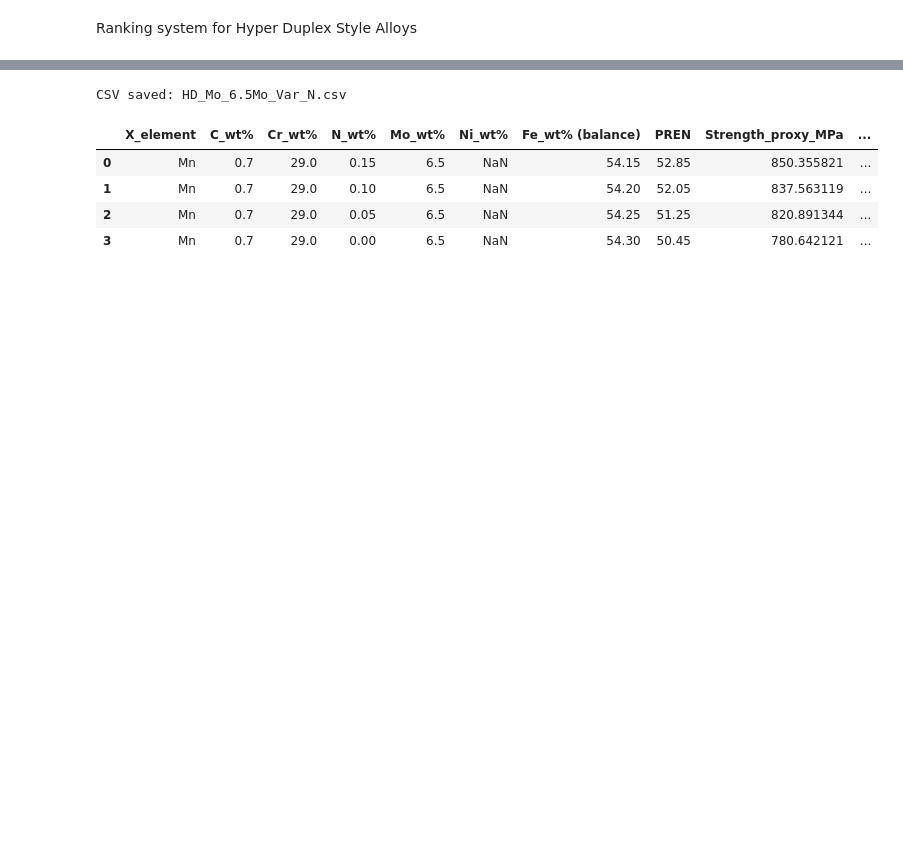
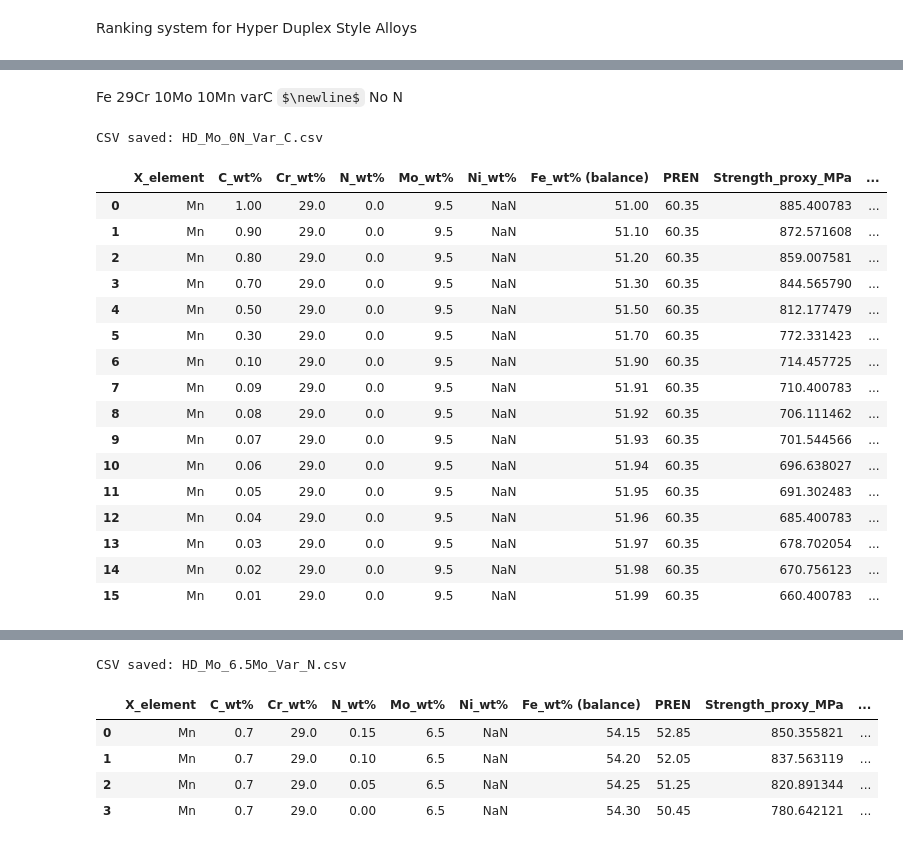
Before and after one commit to Thomas-J-Fish/II_Materials, a Jupyter notebook: AlloyDesign/Alloy_Screening/Ranking_Hyper_Duplex/Ranking_HyperDuplex1.ipynb, the cells around one changed output, grey strips where cells are left out. Drawn from its saved outputs; the diff is of its cells as text; code cells hidden in the pictures; some formulas as TeX source; blank space fills up the shorter version.

```diff
--- a/AlloyDesign/Alloy_Screening/Ranking_Hyper_Duplex/Ranking_HyperDuplex1.ipynb
+++ b/AlloyDesign/Alloy_Screening/Ranking_Hyper_Duplex/Ranking_HyperDuplex1.ipynb
@@ -200,0 +252,40 @@ CSV saved: HD_Mo_0N_Var_Mo.csv
+# %% [markdown]
+Fe 29Cr 10Mo 10Mn varC
+$\newline$
+No N
+# %%
+mask = (
+    (df["X_element"] == "Mn") &
+    np.isclose(df["Mn_wt%"], 9.5) &
+    np.isclose(df["Cr_wt%"], 29.0) &
+    np.isclose(df["Mo_wt%"], 9.5) &
+    np.isclose(df["N_wt%"], 0.0)
+)
+
+df_C_sweep = df.loc[mask].copy()
+df_C_sweep["Score"] = df_C_sweep["PREN"] + df_C_sweep["Strength_proxy_MPa"] / 100.0
+df_C_sweep = df_C_sweep.sort_values(by="Score", ascending=False).reset_index(drop=True)
+
+csv_path4 = "HD_Mo_0N_Var_C.csv"
+df_C_sweep.to_csv(csv_path4, index=False)
+print(f"CSV saved: {csv_path4}")
+df_C_sweep.head(21)
+# %% [output]
+CSV saved: HD_Mo_0N_Var_C.csv
+|  | X_element | C_wt% | Cr_wt% | N_wt% | Mo_wt% | Ni_wt% | Fe_wt% (balance) | PREN | Strength_proxy_MPa | ... |
+| 0 | Mn | 1.00 | 29.0 | 0.0 | 9.5 | NaN | 51.00 | 60.35 | 885.400783 | ... |
+| 1 | Mn | 0.90 | 29.0 | 0.0 | 9.5 | NaN | 51.10 | 60.35 | 872.571608 | ... |
+| 2 | Mn | 0.80 | 29.0 | 0.0 | 9.5 | NaN | 51.20 | 60.35 | 859.007581 | ... |
+| 3 | Mn | 0.70 | 29.0 | 0.0 | 9.5 | NaN | 51.30 | 60.35 | 844.565790 | ... |
+| 4 | Mn | 0.50 | 29.0 | 0.0 | 9.5 | NaN | 51.50 | 60.35 | 812.177479 | ... |
+| 5 | Mn | 0.30 | 29.0 | 0.0 | 9.5 | NaN | 51.70 | 60.35 | 772.331423 | ... |
+| 6 | Mn | 0.10 | 29.0 | 0.0 | 9.5 | NaN | 51.90 | 60.35 | 714.457725 | ... |
+| 7 | Mn | 0.09 | 29.0 | 0.0 | 9.5 | NaN | 51.91 | 60.35 | 710.400783 | ... |
+| 8 | Mn | 0.08 | 29.0 | 0.0 | 9.5 | NaN | 51.92 | 60.35 | 706.111462 | ... |
+| 9 | Mn | 0.07 | 29.0 | 0.0 | 9.5 | NaN | 51.93 | 60.35 | 701.544566 | ... |
+| 10 | Mn | 0.06 | 29.0 | 0.0 | 9.5 | NaN | 51.94 | 60.35 | 696.638027 | ... |
+| 11 | Mn | 0.05 | 29.0 | 0.0 | 9.5 | NaN | 51.95 | 60.35 | 691.302483 | ... |
+| 12 | Mn | 0.04 | 29.0 | 0.0 | 9.5 | NaN | 51.96 | 60.35 | 685.400783 | ... |
+| 13 | Mn | 0.03 | 29.0 | 0.0 | 9.5 | NaN | 51.97 | 60.35 | 678.702054 | ... |
+| 14 | Mn | 0.02 | 29.0 | 0.0 | 9.5 | NaN | 51.98 | 60.35 | 670.756123 | ... |
+| 15 | Mn | 0.01 | 29.0 | 0.0 | 9.5 | NaN | 51.99 | 60.35 | 660.400783 | ... |
```
Also changed, not shown: parts of 13 cells of this notebook, 10 other files.
